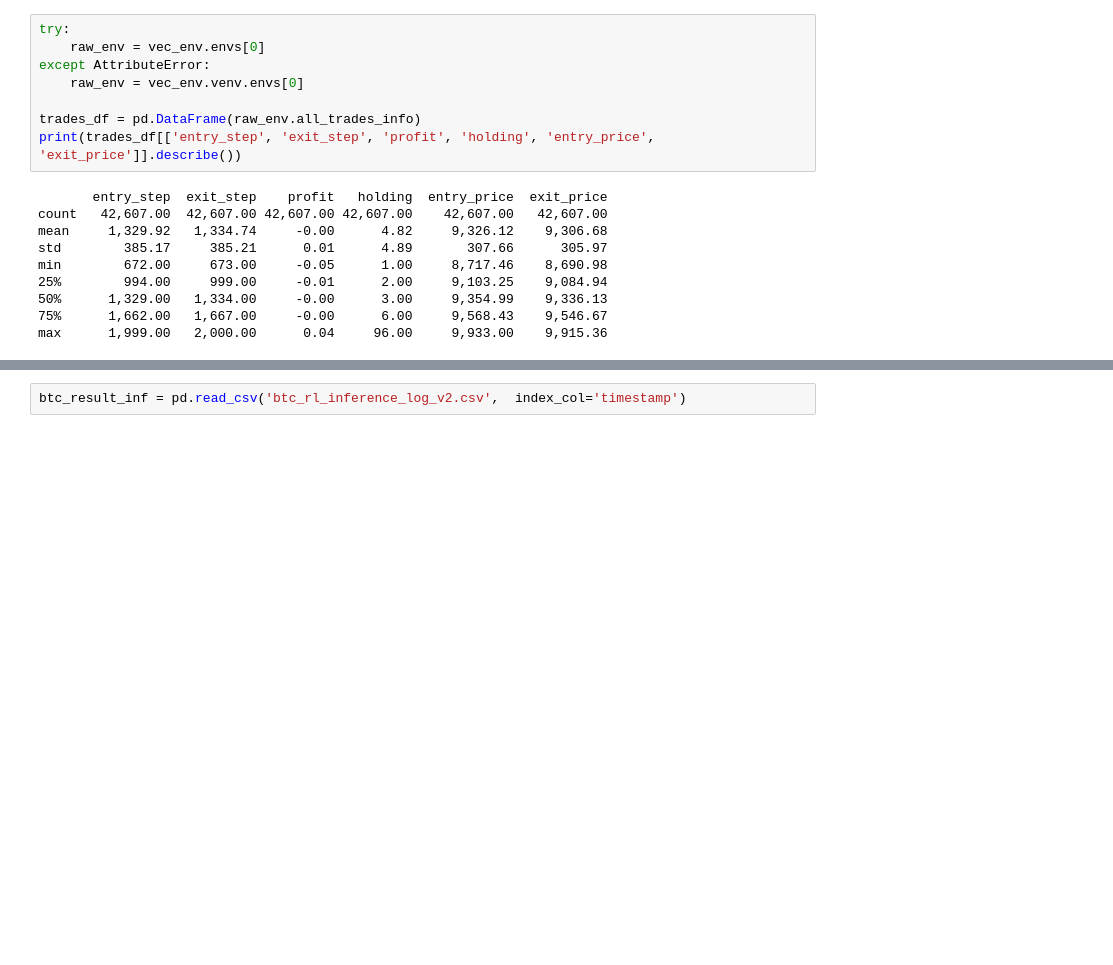
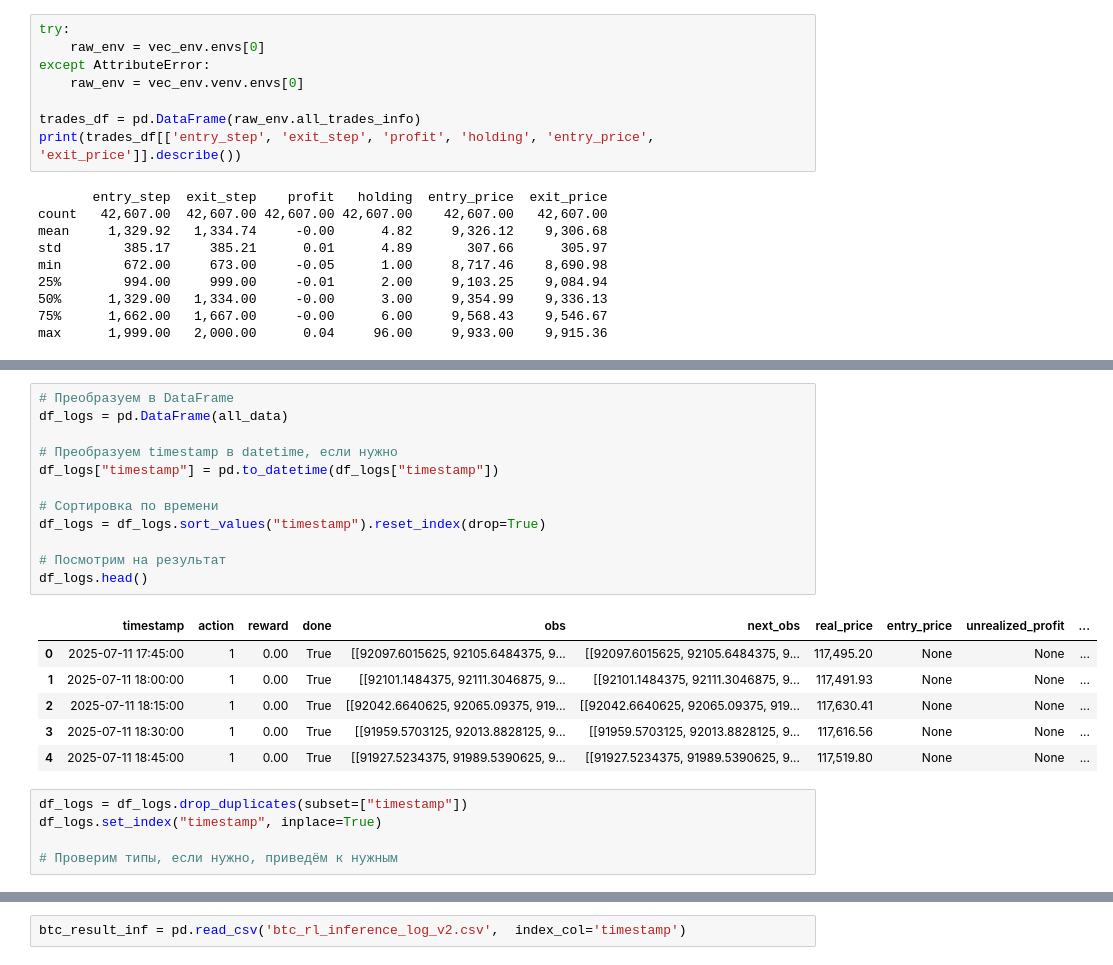
Before and after one commit to Saatarko/btc_research, a Jupyter notebook: notebooks/btc_reserch.ipynb, the cells around one changed output, grey strips where cells are left out. Drawn from its saved outputs; the diff is of its cells as text; blank space fills up the shorter version.

```diff
--- a/notebooks/btc_reserch.ipynb
+++ b/notebooks/btc_reserch.ipynb
@@ -2080,0 +2096,24 @@ log_df = pd.DataFrame(raw_env.actions_log)  # logs – список info по к
+# %%
+# Преобразуем в DataFrame
+df_logs = pd.DataFrame(all_data)
+
+# Преобразуем timestamp в datetime, если нужно
+df_logs["timestamp"] = pd.to_datetime(df_logs["timestamp"])
+
+# Сортировка по времени
+df_logs = df_logs.sort_values("timestamp").reset_index(drop=True)
+
+# Посмотрим на результат
+df_logs.head()
+# %% [output]
+|  | timestamp | action | reward | done | obs | next_obs | real_price | entry_price | unrealized_profit | ... |
+| 0 | 2025-07-11 17:45:00 | 1 | 0.00 | True | [[92097.6015625, 92105.6484375, 9... | [[92097.6015625, 92105.6484375, 9... | 117,495.20 | None | None | ... |
+| 1 | 2025-07-11 18:00:00 | 1 | 0.00 | True | [[92101.1484375, 92111.3046875, 9... | [[92101.1484375, 92111.3046875, 9... | 117,491.93 | None | None | ... |
+| 2 | 2025-07-11 18:15:00 | 1 | 0.00 | True | [[92042.6640625, 92065.09375, 919... | [[92042.6640625, 92065.09375, 919... | 117,630.41 | None | None | ... |
+| 3 | 2025-07-11 18:30:00 | 1 | 0.00 | True | [[91959.5703125, 92013.8828125, 9... | [[91959.5703125, 92013.8828125, 9... | 117,616.56 | None | None | ... |
+| 4 | 2025-07-11 18:45:00 | 1 | 0.00 | True | [[91927.5234375, 91989.5390625, 9... | [[91927.5234375, 91989.5390625, 9... | 117,519.80 | None | None | ... |
+# %%
+df_logs = df_logs.drop_duplicates(subset=["timestamp"])
+df_logs.set_index("timestamp", inplace=True)
+
+# Проверим типы, если нужно, приведём к нужным
```
Also changed, not shown: parts of 4 cells of this notebook, 1 other file.
